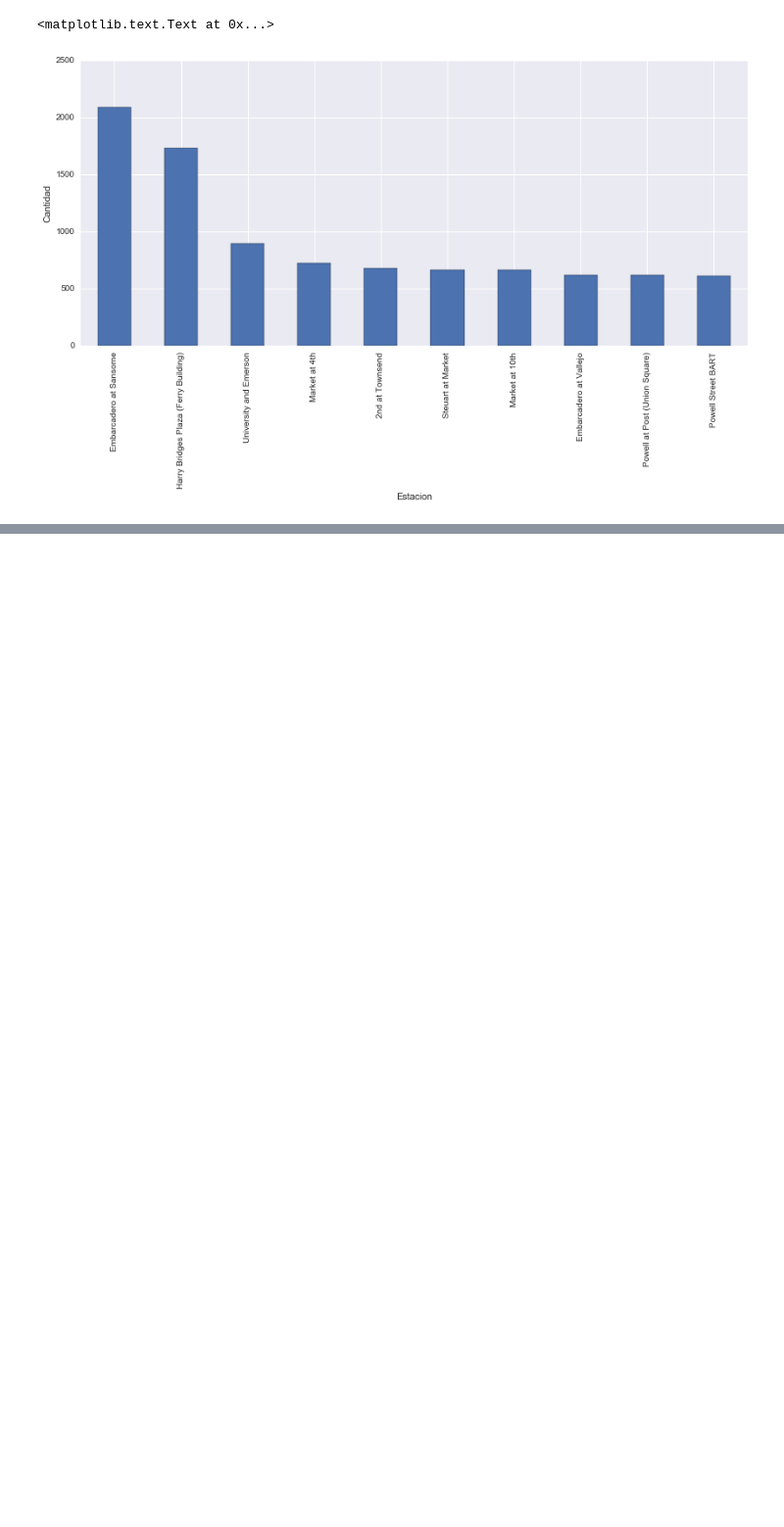
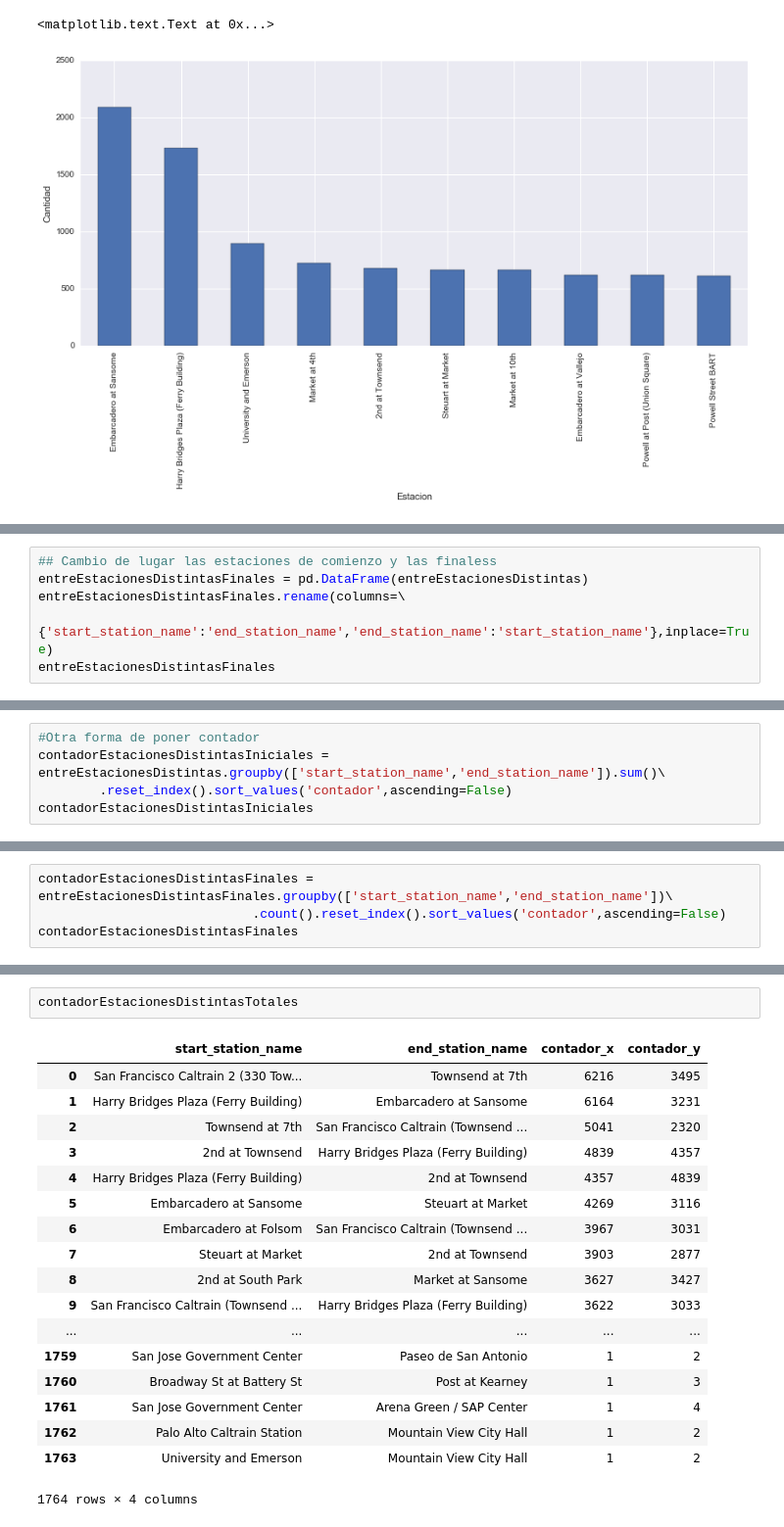
Before and after one commit to AlexVilla92/TP-Datos-2017, a Jupyter notebook: TP1-Exploracion-de-Datos-03-Viaje-entre-distintas-estaciones.ipynb, the cells around one changed output, grey strips where cells are left out. Shown: that part at 98% size. Cells and saved outputs as stored; diff of their text form; blank space fills up the shorter version.

```diff
--- a/TP1-Exploracion-de-Datos-03-Viaje-entre-distintas-estaciones.ipynb
+++ b/TP1-Exploracion-de-Datos-03-Viaje-entre-distintas-estaciones.ipynb
@@ -165,0 +152,6 @@ trips.loc[trips.start_station_name != trips.end_station_name,['start_station_nam
+# %%
+## Cambio de lugar las estaciones de comienzo y las finaless
+entreEstacionesDistintasFinales = pd.DataFrame(entreEstacionesDistintas)
+entreEstacionesDistintasFinales.rename(columns=\
+                            {'start_station_name':'end_station_name','end_station_name':'start_station_name'},inplace=True)
+entreEstacionesDistintasFinales
@@ -165,0 +200,5 @@ trips.loc[trips.start_station_name != trips.end_station_name,['start_station_nam
+# %%
+#Otra forma de poner contador
+contadorEstacionesDistintasIniciales = entreEstacionesDistintas.groupby(['start_station_name','end_station_name']).sum()\
+        .reset_index().sort_values('contador',ascending=False)
+contadorEstacionesDistintasIniciales
@@ -165,0 +252,4 @@ trips.loc[trips.start_station_name != trips.end_station_name,['start_station_nam
+# %%
+contadorEstacionesDistintasFinales = entreEstacionesDistintasFinales.groupby(['start_station_name','end_station_name'])\
+                            .count().reset_index().sort_values('contador',ascending=False)
+contadorEstacionesDistintasFinales
@@ -165,0 +282,21 @@ trips.loc[trips.start_station_name != trips.end_station_name,['start_station_nam
+# %%
+contadorEstacionesDistintasTotales
+# %% [output]
+|  | start_station_name | end_station_name | contador_x | contador_y |
+| 0 | San Francisco Caltrain 2 (330 Tow... | Townsend at 7th | 6216 | 3495 |
+| 1 | Harry Bridges Plaza (Ferry Building) | Embarcadero at Sansome | 6164 | 3231 |
+| 2 | Townsend at 7th | San Francisco Caltrain (Townsend ... | 5041 | 2320 |
+| 3 | 2nd at Townsend | Harry Bridges Plaza (Ferry Building) | 4839 | 4357 |
+| 4 | Harry Bridges Plaza (Ferry Building) | 2nd at Townsend | 4357 | 4839 |
+| 5 | Embarcadero at Sansome | Steuart at Market | 4269 | 3116 |
+| 6 | Embarcadero at Folsom | San Francisco Caltrain (Townsend ... | 3967 | 3031 |
+| 7 | Steuart at Market | 2nd at Townsend | 3903 | 2877 |
+| 8 | 2nd at South Park | Market at Sansome | 3627 | 3427 |
+| 9 | San Francisco Caltrain (Townsend ... | Harry Bridges Plaza (Ferry Building) | 3622 | 3033 |
+| ... | ... | ... | ... | ... |
+| 1759 | San Jose Government Center | Paseo de San Antonio | 1 | 2 |
+| 1760 | Broadway St at Battery St | Post at Kearney | 1 | 3 |
+| 1761 | San Jose Government Center | Arena Green / SAP Center | 1 | 4 |
+| 1762 | Palo Alto Caltrain Station | Mountain View City Hall | 1 | 2 |
+| 1763 | University and Emerson | Mountain View City Hall | 1 | 2 |
+1764 rows × 4 columns
```
Also changed, not shown: parts of 19 cells of this notebook.
